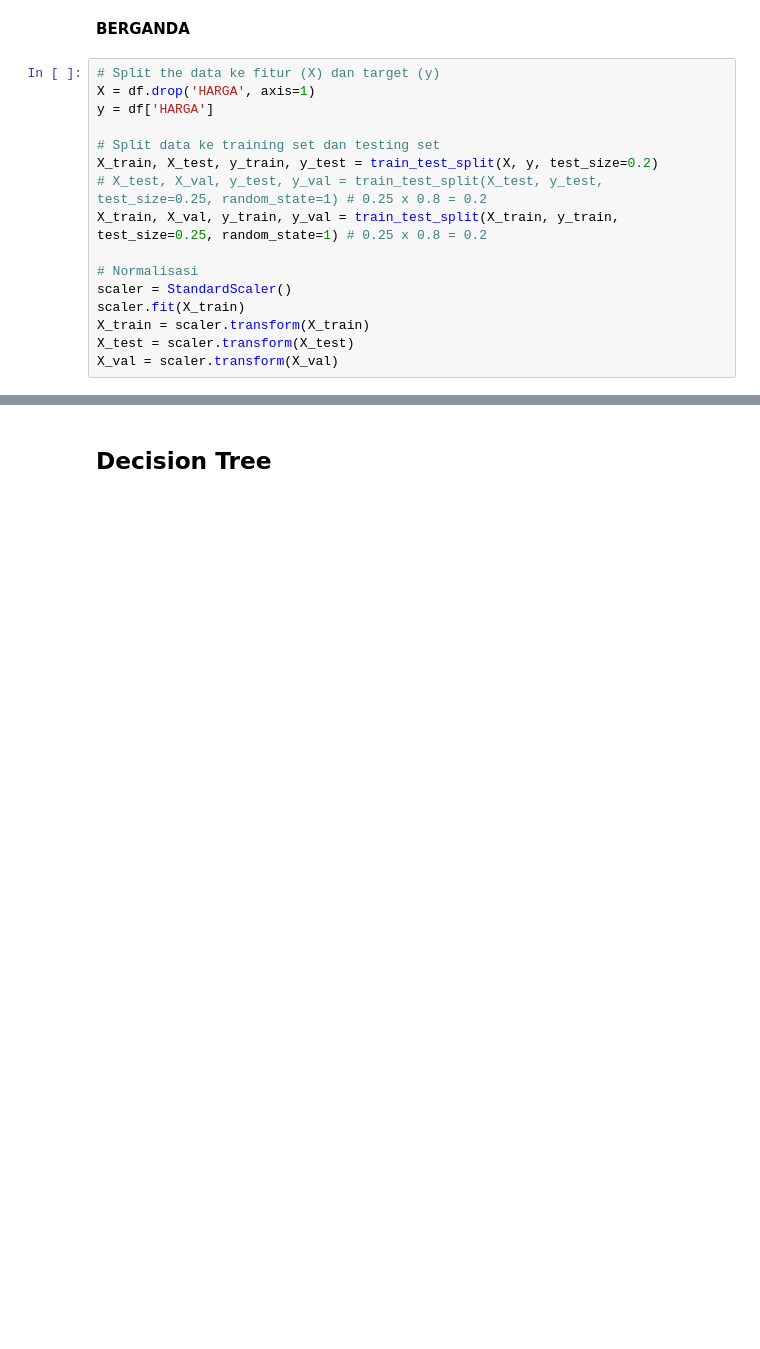
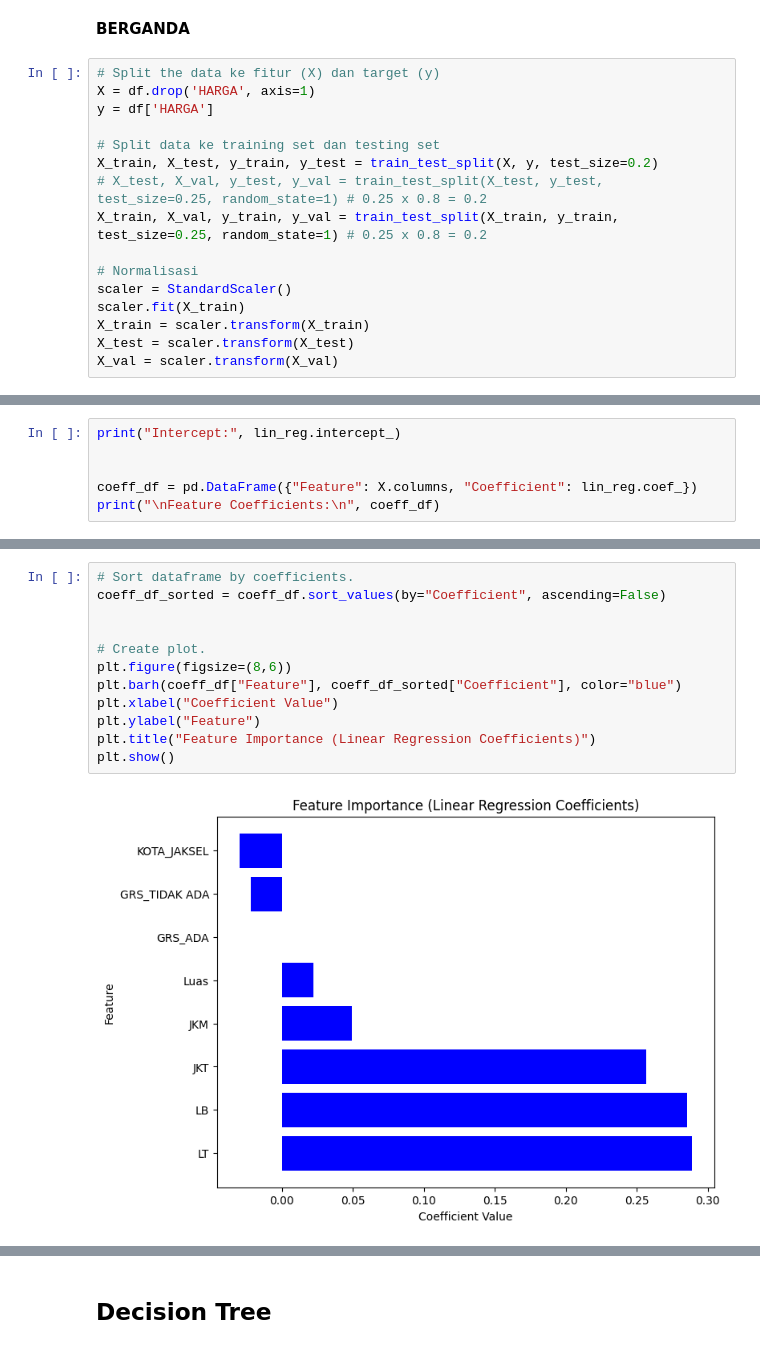
Before and after one commit to notnsas/cautious-eureka, a Jupyter notebook: aplikasi_ds/UAS.ipynb, the cells around one changed output, grey strips where cells are left out. Saved outputs shown, nothing was run; the diff lists cells and outputs as text; blank space fills up the shorter version.

```diff
--- a/aplikasi_ds/UAS.ipynb
+++ b/aplikasi_ds/UAS.ipynb
@@ -641,0 +690,6 @@ R^2 dari model Linear Regression (Berganda) adalah : 0.8146977027079988
+# %%
+print("Intercept:", lin_reg.intercept_)
+
+
+coeff_df = pd.DataFrame({"Feature": X.columns, "Coefficient": lin_reg.coef_})
+print("\nFeature Coefficients:\n", coeff_df)
@@ -641,0 +709,14 @@ R^2 dari model Linear Regression (Berganda) adalah : 0.8146977027079988
+# %%
+# Sort dataframe by coefficients.
+coeff_df_sorted = coeff_df.sort_values(by="Coefficient", ascending=False)
+
+
+# Create plot.
+plt.figure(figsize=(8,6))
+plt.barh(coeff_df["Feature"], coeff_df_sorted["Coefficient"], color="blue")
+plt.xlabel("Coefficient Value")
+plt.ylabel("Feature")
+plt.title("Feature Importance (Linear Regression Coefficients)")
+plt.show()
+# %% [output]
+[figure, added]
```
Also changed, not shown: parts of 18 cells of this notebook.
